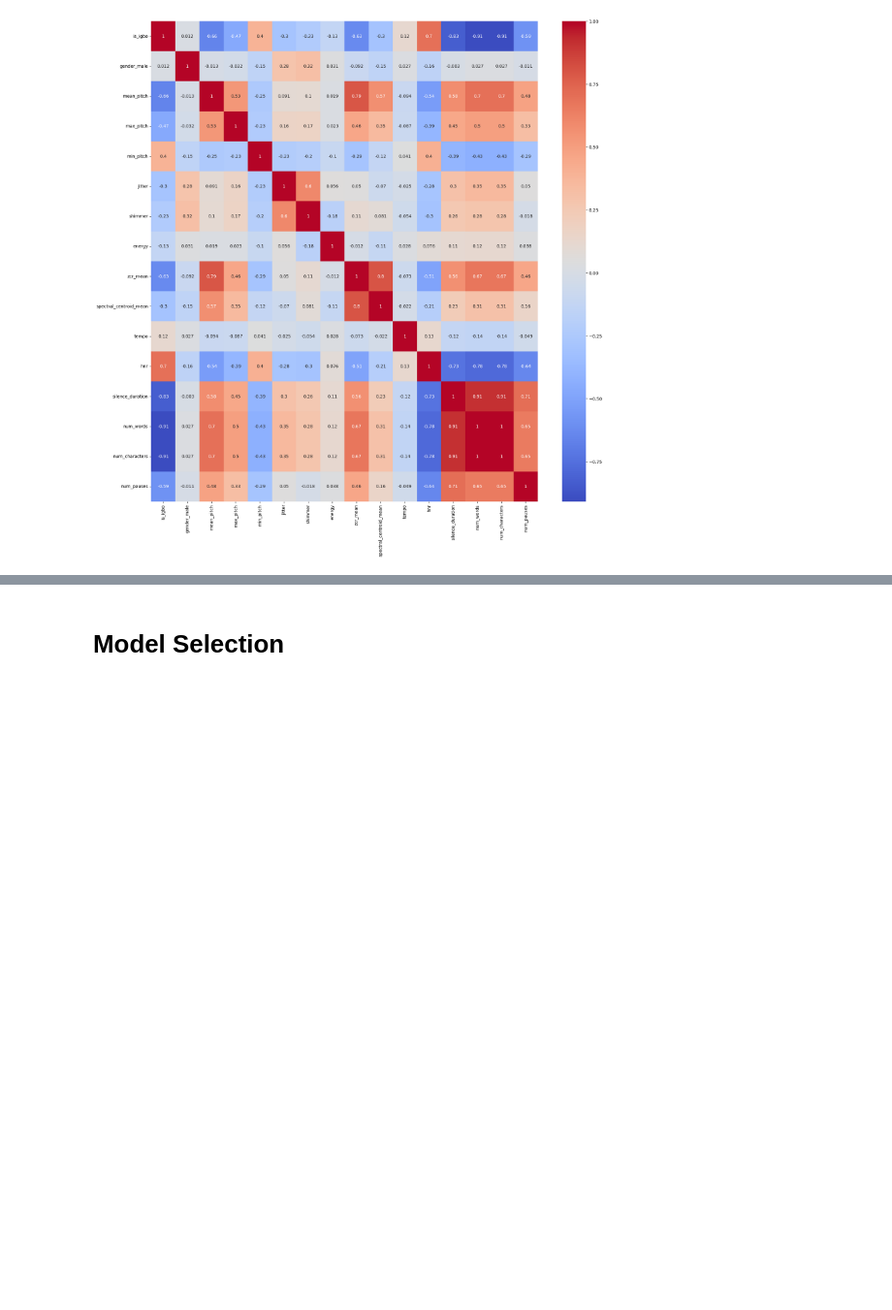
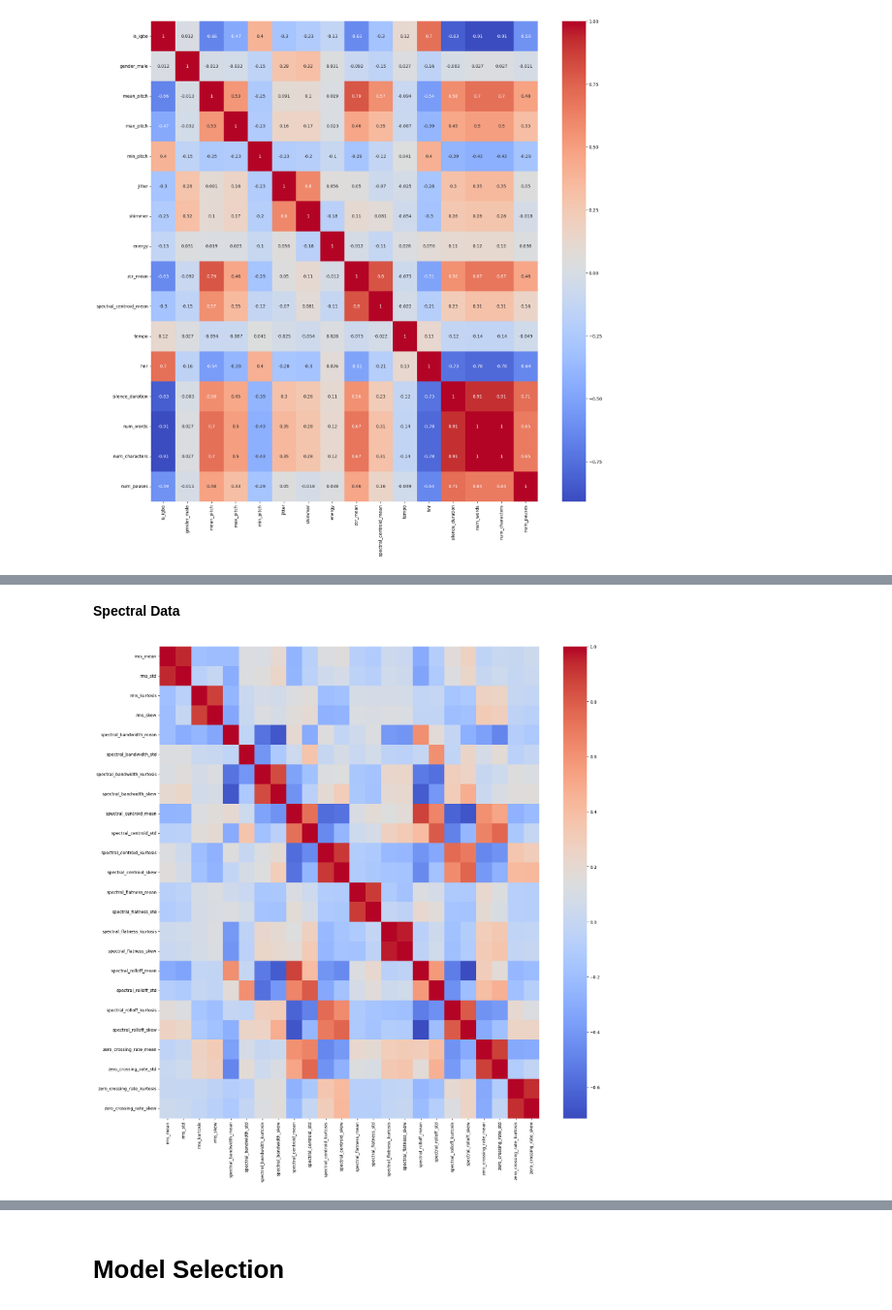
Before and after one commit to AndreaLolli2912/DSL-Age-Regression, a Jupyter notebook: main/main_EDA.ipynb, the cells around one changed output, grey strips where cells are left out. Shown at 97% size. Cells and saved outputs as stored; diff of their text form; code cells hidden in the pictures; blank space fills up the shorter version.

```diff
--- a/main/main_EDA.ipynb
+++ b/main/main_EDA.ipynb
@@ -507,0 +506,28 @@ RandomForestRegressor(random_state=42)
+# %%
+def feature_importance_analysis(path):
+    df = pd.read_csv(path)
+    df.drop(columns=["file_name"], inplace=True)
+    X_train, X_test, y_train, y_test = train_test_split(df, y, shuffle=True, random_state=42)
+    pipeline = make_pipeline(StandardScaler(), RandomForestRegressor(100, random_state=42))
+    pipeline.fit(X_train, y_train)
+    predict = pipeline.predict(X_test)
+    rmse = root_mean_squared_error(y_true=y_test, y_pred=predict)
+
+    feat_importance = sorted(zip(df.columns, pipeline[-1].feature_importances_), key=lambda x: x[1], reverse=True)
+
+    print(f"RMSE: {rmse}\n")
+    print("Top 10 Features\n:")
+    for col in feat_importance[:10]:
+        print(col)
+
+
+def correlation_plot(path):
+    data = pd.read_csv(path)
+    data.drop(columns=["file_name", "Id"], inplace=True)
+    columns = data.columns
+
+    ss_data = pd.DataFrame(StandardScaler().fit_transform(data), columns=columns)
+    corr = ss_data.corr()
+    plt.figure(figsize=(20, 20))
+    sns.heatmap(corr, cmap="coolwarm")
+    plt.show()
@@ -507,0 +563,6 @@ RandomForestRegressor(random_state=42)
+# %% [markdown]
+**Spectral Data**
+# %%
+correlation_plot("data/dev_spectral_audio_features.csv")
+# %% [output]
+[figure, added]
```
Also changed, not shown: parts of 17 cells of this notebook.
